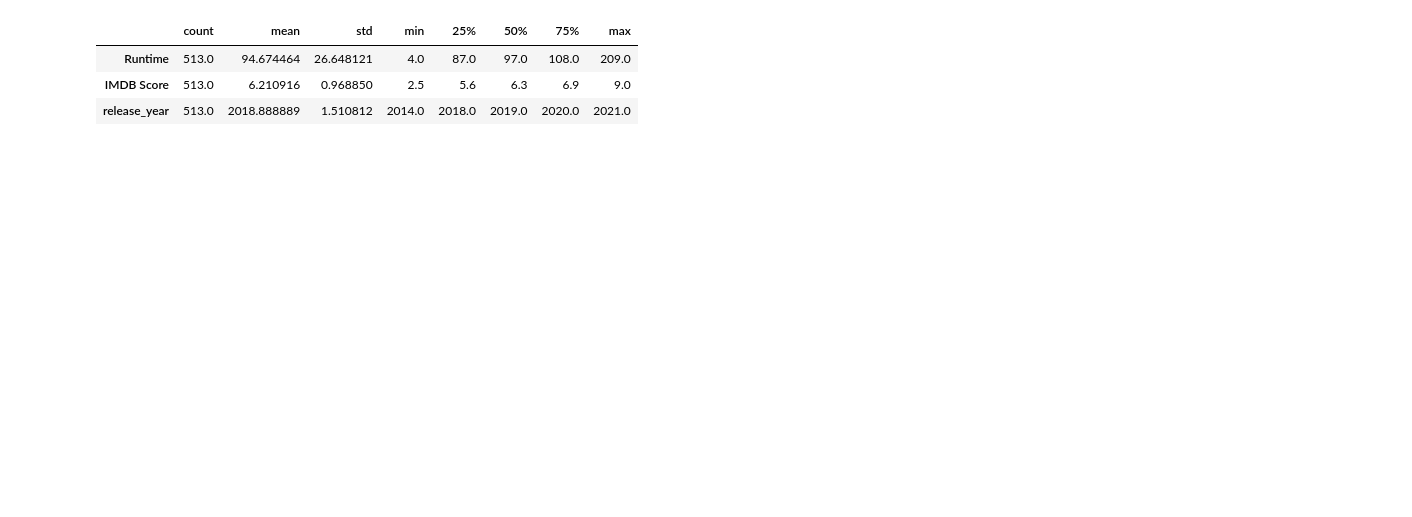
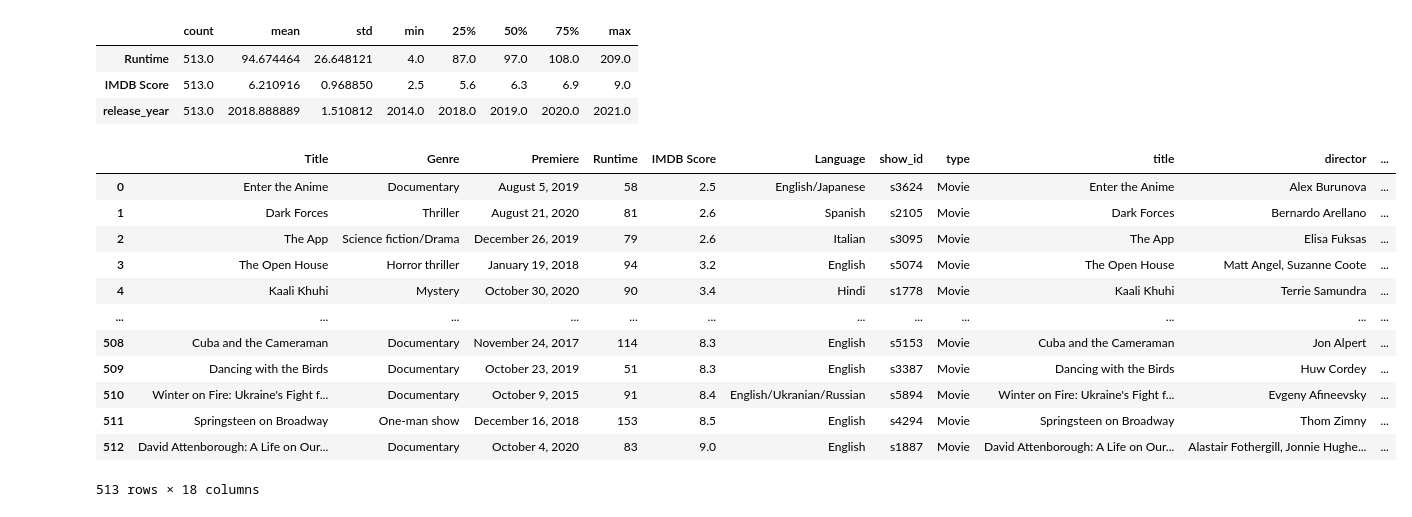
Before and after one commit to Carlos475-create/Pandas, a Jupyter notebook: netflix.ipynb, the cells around one changed output. Cells and saved outputs as stored; diff of their text form; code cells hidden in the pictures; blank space fills up the shorter version.

Commit message:
Actualización del EDA de netflix

```diff
--- a/netflix.ipynb
+++ b/netflix.ipynb
@@ -127,3 +126,19 @@ netflix_merge.describe().T
 | Runtime | 513.0 | 94.674464 | 26.648121 | 4.0 | 87.0 | 97.0 | 108.0 | 209.0 |
 | IMDB Score | 513.0 | 6.210916 | 0.968850 | 2.5 | 5.6 | 6.3 | 6.9 | 9.0 |
 | release_year | 513.0 | 2018.888889 | 1.510812 | 2014.0 | 2018.0 | 2019.0 | 2020.0 | 2021.0 |
+# %%
+display(netflix_merge)
+# %% [output]
+|  | Title | Genre | Premiere | Runtime | IMDB Score | Language | show_id | type | title | director | ... |
+| 0 | Enter the Anime | Documentary | August 5, 2019 | 58 | 2.5 | English/Japanese | s3624 | Movie | Enter the Anime | Alex Burunova | ... |
+| 1 | Dark Forces | Thriller | August 21, 2020 | 81 | 2.6 | Spanish | s2105 | Movie | Dark Forces | Bernardo Arellano | ... |
+| 2 | The App | Science fiction/Drama | December 26, 2019 | 79 | 2.6 | Italian | s3095 | Movie | The App | Elisa Fuksas | ... |
+| 3 | The Open House | Horror thriller | January 19, 2018 | 94 | 3.2 | English | s5074 | Movie | The Open House | Matt Angel, Suzanne Coote | ... |
+| 4 | Kaali Khuhi | Mystery | October 30, 2020 | 90 | 3.4 | Hindi | s1778 | Movie | Kaali Khuhi | Terrie Samundra | ... |
+| ... | ... | ... | ... | ... | ... | ... | ... | ... | ... | ... | ... |
+| 508 | Cuba and the Cameraman | Documentary | November 24, 2017 | 114 | 8.3 | English | s5153 | Movie | Cuba and the Cameraman | Jon Alpert | ... |
+| 509 | Dancing with the Birds | Documentary | October 23, 2019 | 51 | 8.3 | English | s3387 | Movie | Dancing with the Birds | Huw Cordey | ... |
+| 510 | Winter on Fire: Ukraine's Fight f... | Documentary | October 9, 2015 | 91 | 8.4 | English/Ukranian/Russian | s5894 | Movie | Winter on Fire: Ukraine's Fight f... | Evgeny Afineevsky | ... |
+| 511 | Springsteen on Broadway | One-man show | December 16, 2018 | 153 | 8.5 | English | s4294 | Movie | Springsteen on Broadway | Thom Zimny | ... |
+| 512 | David Attenborough: A Life on Our... | Documentary | October 4, 2020 | 83 | 9.0 | English | s1887 | Movie | David Attenborough: A Life on Our... | Alastair Fothergill, Jonnie Hughe... | ... |
+513 rows × 18 columns
```
Also changed, not shown: parts of 1 cell of this notebook.
